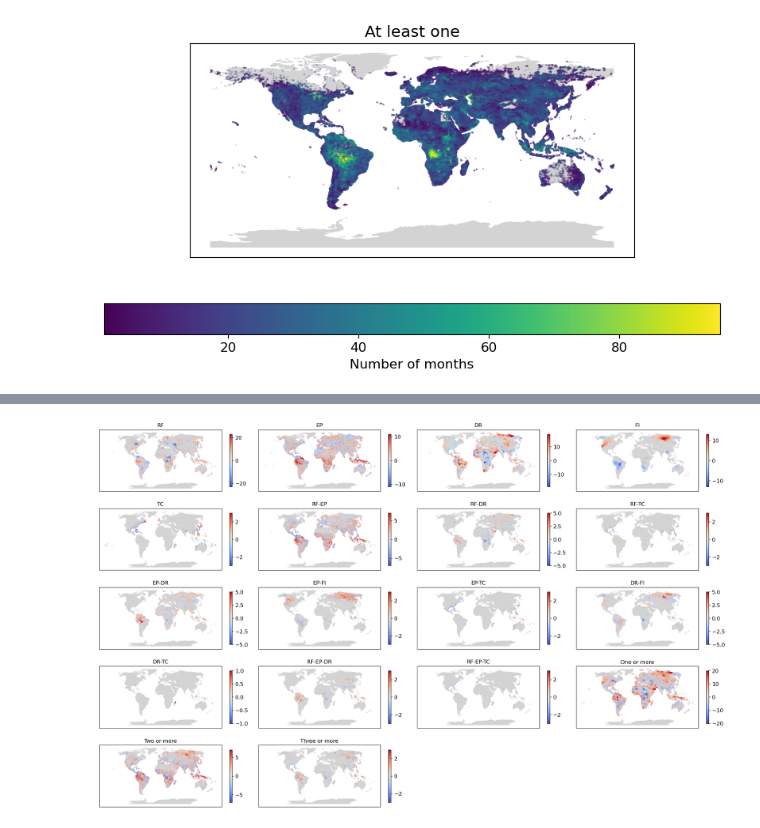
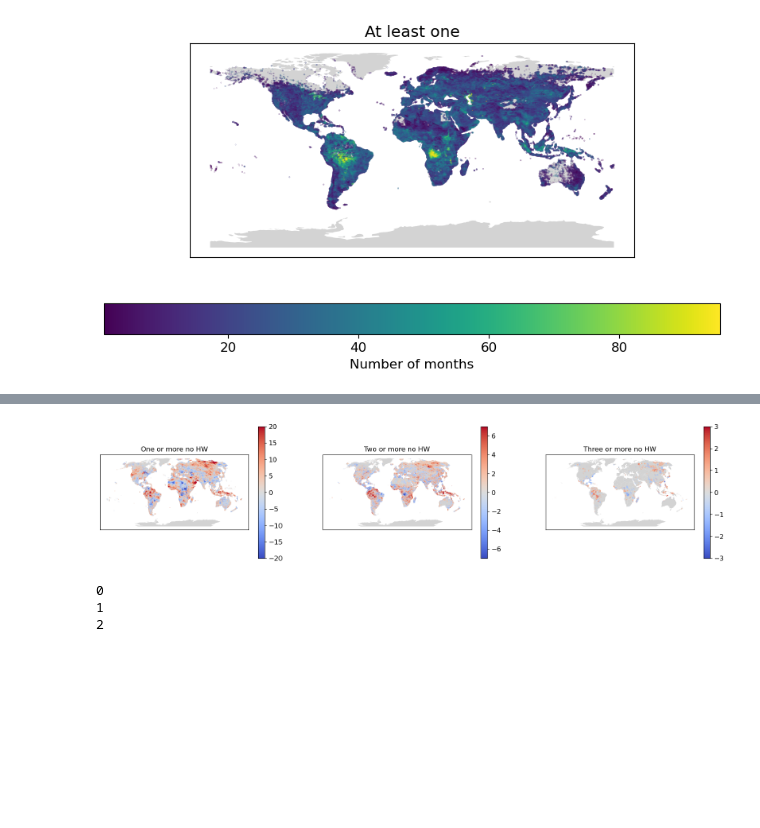
Before and after one commit to zeliest/health_multi_risk, a Jupyter notebook: results/n_month_no_hw.ipynb, the cells around one changed output, grey strips where cells are left out. Saved outputs shown, nothing was run; the diff lists cells and outputs as text; code cells hidden in the pictures; blank space fills up the shorter version.

```diff
--- a/results/n_month_no_hw.ipynb
+++ b/results/n_month_no_hw.ipynb
@@ -132,10 +133,10 @@ for age in ['all', '0_1', '65_70_75_80']:
     for combi in combinations:
         total_months = imp_combined[age][combi].imp_mat.shape[0]
         total_impact_per_person_period1[age][combi] = np.sum([imp_combined[age][combi].imp_mat[n*12-12:n*12].sum()/total_pop[age][str(n + 2003)] for n in range(1,11)])
-        total_impact_per_person_period1[age]['Three or more'] = np.sum([at_least_three_hazards[age].imp_mat[n*12-12:n*12].sum()/total_pop[age][str(n + 2003)] for n in range(1,11)])
-        total_impact_per_person_period1[age]['Two or more'] = np.sum([at_least_two_hazards[age].imp_mat[n*12-12:n*12].sum()/total_pop[age][str(n + 2003)] for n in range(1,11)])
+        total_impact_per_person_period1[age]['Three or more no HW'] = np.sum([at_least_three_hazards[age].imp_mat[n*12-12:n*12].sum()/total_pop[age][str(n + 2003)] for n in range(1,11)])
+        total_impact_per_person_period1[age]['Two or more no HW'] = np.sum([at_least_two_hazards[age].imp_mat[n*12-12:n*12].sum()/total_pop[age][str(n + 2003)] for n in range(1,11)])
 
-        total_impact_per_person_period1[age]['One or more'] = np.sum([at_least_one_hazards[age].imp_mat[n*12-12:n*12].sum()/total_pop[age][str(n + 2003)] for n in range(1,11)])
+        total_impact_per_person_period1[age]['One or more no HW'] = np.sum([at_least_one_hazards[age].imp_mat[n*12-12:n*12].sum()/total_pop[age][str(n + 2003)] for n in range(1,11)])
 
 
 df1 = pd.DataFrame(total_impact_per_person_period1)
@@ -148,10 +149,10 @@ for age in ['all', '0_1', '65_70_75_80']:
     for combi in combinations:
         total_months = imp_combined[age][combi].imp_mat.shape[0]
         total_impact_per_person_period2[age][combi] = np.sum([imp_combined[age][combi].imp_mat[n*12-12:n*12].sum()/total_pop[age][str(n + 2003)] for n in range(10,20)])
-        total_impact_per_person_period2[age]['Three or more'] = np.sum([at_least_three_hazards[age].imp_mat[n*12-12:n*12].sum()/total_pop[age][str(n + 2003)] for n in range(10,20)])
-        total_impact_per_person_period2[age]['Two or more'] = np.sum([at_least_two_hazards[age].imp_mat[n*12-12:n*12].sum()/total_pop[age][str(n + 2003)] for n in range(10,20)])
+        total_impact_per_person_period2[age]['Three or more no HW'] = np.sum([at_least_three_hazards[age].imp_mat[n*12-12:n*12].sum()/total_pop[age][str(n + 2003)] for n in range(10,20)])
+        total_impact_per_person_period2[age]['Two or more no HW'] = np.sum([at_least_two_hazards[age].imp_mat[n*12-12:n*12].sum()/total_pop[age][str(n + 2003)] for n in range(10,20)])
 
-        total_impact_per_person_period2[age]['One or more'] = np.sum([at_least_one_hazards[age].imp_mat[n*12-12:n*12].sum()/total_pop[age][str(n + 2003)] for n in range(10,20)])
+        total_impact_per_person_period2[age]['One or more no HW'] = np.sum([at_least_one_hazards[age].imp_mat[n*12-12:n*12].sum()/total_pop[age][str(n + 2003)] for n in range(10,20)])
 
 df2 = pd.DataFrame(total_impact_per_person_period2)
 df2 = df2.reindex(index_order)
@@ -331,7 +332,7 @@ ax.set_yticks([])
 []
 [figure]
 # %%
-FIGURES = Path("/Users/szelie/Dropbox/Applications/Overleaf/health_multi_risk_SI")
+FIGURES = Path("/Users/szelie/Dropbox/Applications/Overleaf/health_multi_hazard_SI")
 # %%
 import copy
 import numpy as np
@@ -352,17 +353,17 @@ world = gpd.read_file(gpd.datasets.get_path('naturalearth_lowres'))
 filtered_combis = [combi for combi in imp_combined[age] if len(combi) <= 8 or "RF" not in combi]
 
 # Create a figure with 8 rows and 4 columns, with reduced row spacing
-fig, axes = plt.subplots(8, 4, figsize=(20, 20), gridspec_kw={'hspace': 0.05})  # Reduced hspace here
+fig, axes = plt.subplots(1, 3, figsize=(20, 6), gridspec_kw={'hspace': 0.05})  # Reduced hspace here
 axes = axes.flatten()
 r = 0
 plots_created = 0
 # Iterate over the valid combinations and plot
 age = 'all'
-imp_combined[age]['One or more'] = at_least_one_hazards[age]
-imp_combined[age]['Two or more'] = at_least_two_hazards[age]
-imp_combined[age]['Three or more'] = at_least_three_hazards[age]
+imp_combined[age]['One or more no HW'] = at_least_one_hazards[age]
+imp_combined[age]['Two or more no HW'] = at_least_two_hazards[age]
+imp_combined[age]['Three or more no HW'] = at_least_three_hazards[age]
 
-for idx, combi in enumerate(imp_combined[age]):
+for idx, combi in enumerate(['One or more no HW', 'Two or more no HW', 'Three or more no HW']):
     idx = idx - r
 
     if imp_combined['all'][combi].at_event.max() < 1e6:
@@ -412,6 +413,6 @@ for ax in axes[plots_created:]:
 plt.tight_layout()
 plt.subplots_adjust(hspace=0.05)  # Adjust this value to reduce vertical space between rows
 
-#plt.savefig(FIGURES / "nmonth_all.png", bbox_inches='tight', dpi=400)
+plt.savefig(FIGURES / "nmonth_all_no_hw.png", bbox_inches='tight', dpi=400)
 plt.show()
 # %% [output]
@@ -433,17 +432,17 @@ plt.rcParams.update({'font.size': 12})  # Adjust the size as needed
 world = gpd.read_file(gpd.datasets.get_path('naturalearth_lowres'))
 
 # Create a figure with 8 rows and 4 columns, with reduced row spacing
-fig, axes = plt.subplots(8, 4, figsize=(20, 20))  # Reduced hspace here
+fig, axes = plt.subplots(1, 3, figsize=(20, 6), gridspec_kw={'hspace': 0.05})  # Reduced hspace here
 axes = axes.flatten()
 r = 0
 plots_created = 0
 
 # Iterate over the valid combinations and plot
 
-imp_combined['all']['One or more'] = at_least_one_hazards[age]
-imp_combined['all']['Two or more'] = at_least_two_hazards[age]
-imp_combined['all']['Three or more'] = at_least_three_hazards[age]
-for idx, combi in enumerate(imp_combined['all']):
+imp_combined['all']['One or more no HW'] = at_least_one_hazards[age]
+imp_combined['all']['Two or more no HW'] = at_least_two_hazards[age]
+imp_combined['all']['Three or more no HW'] = at_least_three_hazards[age]
+for idx, combi in enumerate(['One or more no HW', 'Two or more no HW', 'Three or more no HW']):
     idx = idx - r
 
     if imp_combined['all'][combi].at_event.max() < 1e6:
@@ -476,37 +475,42 @@ for idx, combi in enumerate(imp_combined['all']):
     vmax = np.max([vmin_abs,vmax_local])
     if vmax==0:
         continue
 
 
     # Plot the data using the 'coolwarm' colormap, which has blue for negative values and red for positive values
     norm = TwoSlopeNorm(vmin=-vmax, vcenter=0, vmax=vmax)
     gdf.plot(column='value', ax=axes[idx], markersize=0.01, cmap='coolwarm', norm=norm)
 
     # Add a colorbar for each subplot
     sm = ScalarMappable(cmap='coolwarm', norm=norm)
     sm._A = []  # Empty the array for ScalarMappable (required by matplotlib)
     cbar = fig.colorbar(sm, ax=axes[idx], orientation='vertical', shrink=0.7)
     #Ecbar.set_label('Difference', fontsize=12)
 
     axes[idx].set_title(combi.replace("_2y", ""), fontsize=12)
     axes[idx].set_xticks([])
     axes[idx].set_yticks([])
     plots_created += 1
 
 # Hide any remaining unused subplots
 for ax in axes[plots_created:]:
     ax.set_visible(False)
 
 # Adjust layout to reduce space between plots vertically
 plt.tight_layout()
 plt.subplots_adjust(hspace=0.05)
-#plt.savefig(FIGURES / "nmonth_change.png", bbox_inches='tight', dpi=300)
+plt.savefig(FIGURES / "nmonth_change_no_hw.png", bbox_inches='tight', dpi=300)
 
 plt.show()
 # %% [output]
-[figure, old version]
+[figure, new version]
 # %%
-imp_combined['all']
+for idx, combi in enumerate(['One or more no HW', 'Two or more no HW', 'Three or more no HW']):
+    print(idx)
+# %% [output]
+0
+1
+2
 # %%
 np.maxvmax_local
 # %%
```
Also changed, not shown: parts of 6 cells of this notebook, 26 other files.
